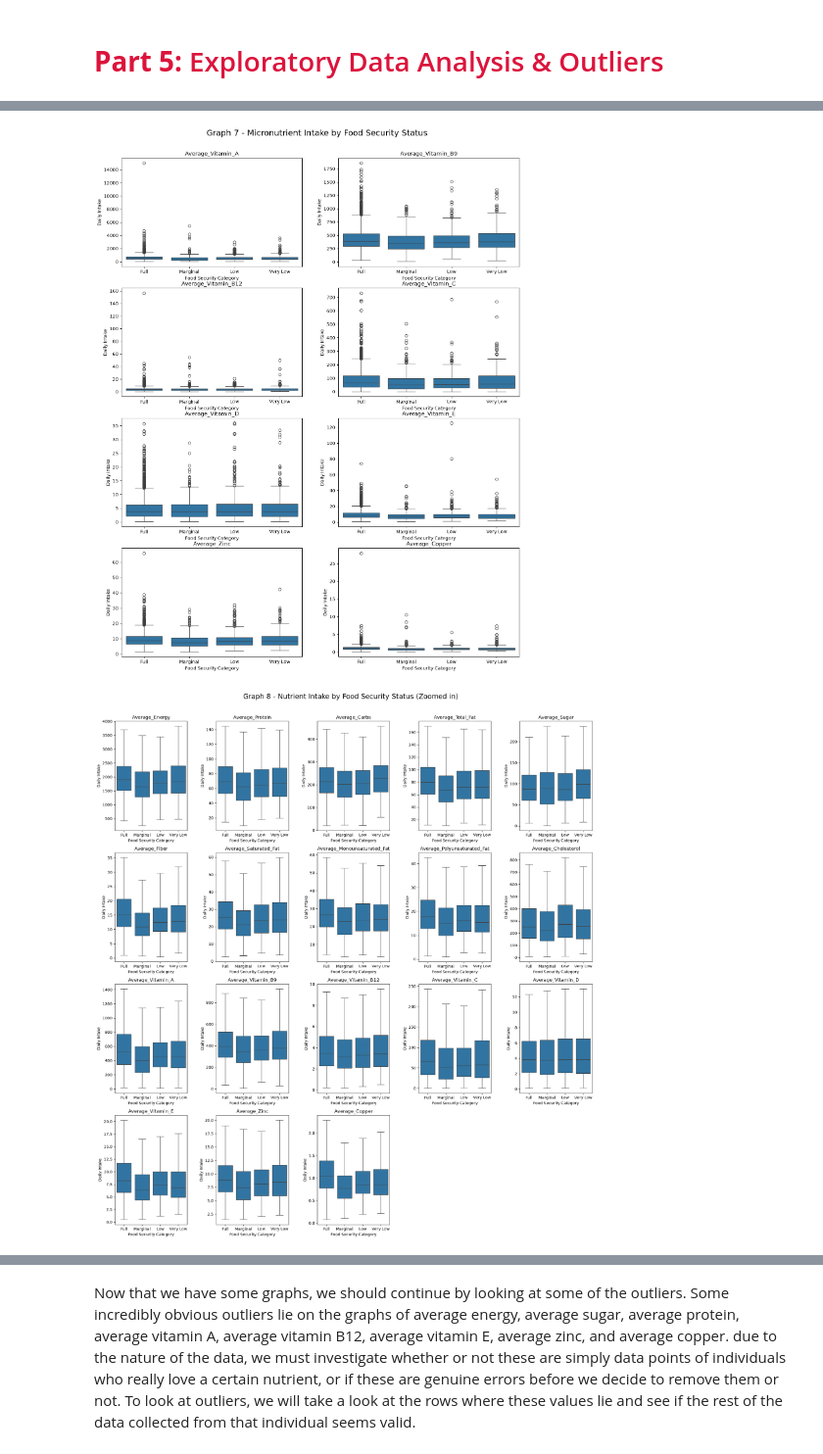
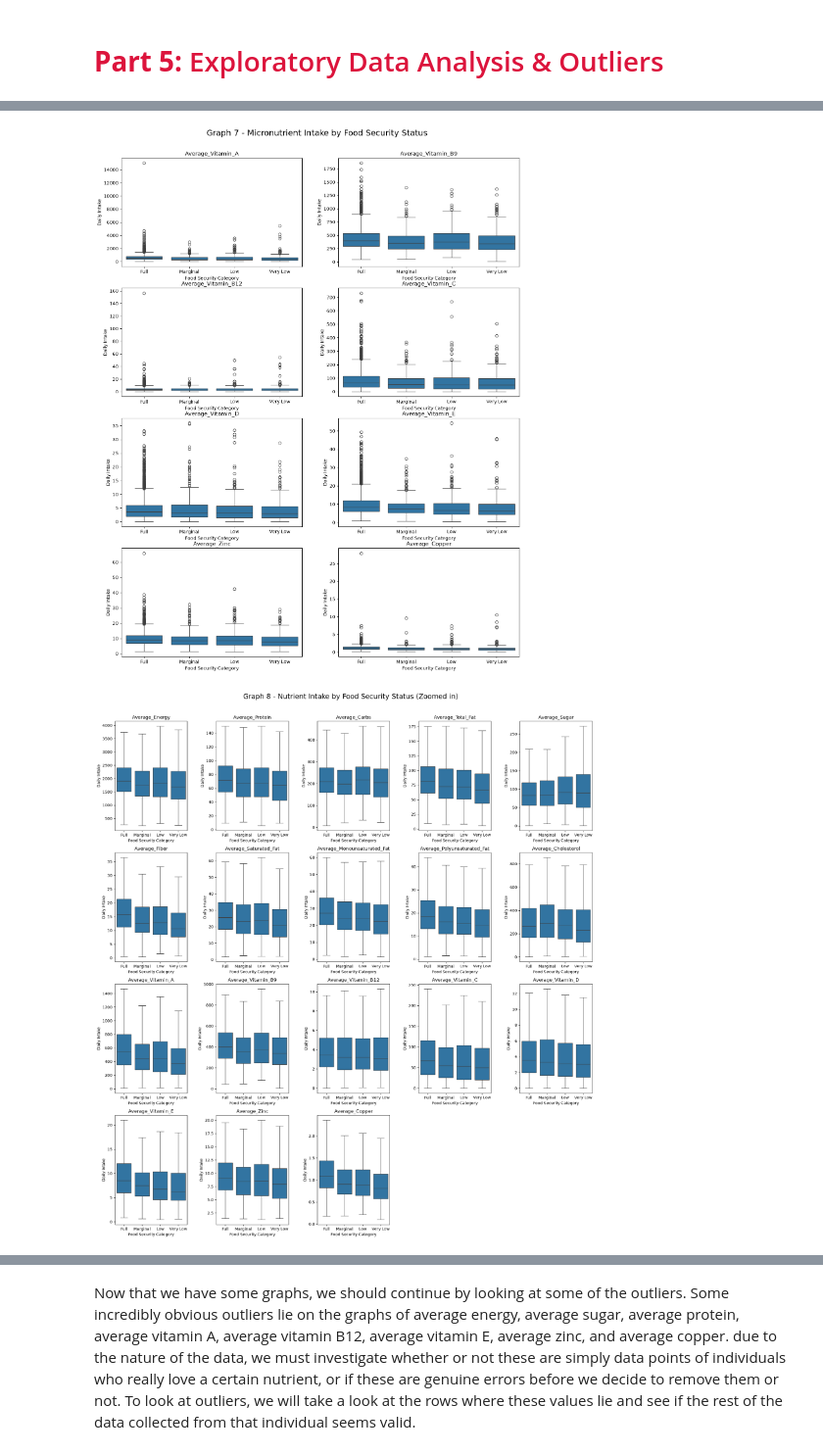
Before and after one commit to ernesthang12/STA-160-Final-Project, a Jupyter notebook: code/STA160 Final Project.ipynb, the cells around one changed output, grey strips where cells are left out. Shown at 98% size. Drawn from its saved outputs; the diff is of its cells as text; code cells hidden in the pictures.

Commit message:
Fixing errors and adding new graph

```diff
--- a/code/STA160 Final Project.ipynb
+++ b/code/STA160 Final Project.ipynb
@@ -411,7 +439,7 @@ for column, mapping in List_of_maps.items():
 # %%
 #Reordering:
 final_df = final_df[['ID', 'Race', 'Gender', 'Country_of_Birth', 'Age', 'Weight',  'Education_Level', 'Marital_Status',
-                     'Income_Poverty_Ratio', 'Total_People_in_Household', 'Family_Monthly_Poverty_Level_Category', 'Adult_Food_Security', 'Cannot_Afford_Balance_Meals',
+                     'Income_Poverty_Ratio', 'Total_People_in_Household', 'Family_Monthly_Poverty_Level_Category', 'Adult_Food_Security', 'Food_Insecurity_Score', 'Cannot_Afford_Balance_Meals',
                      'Adults_Who_Skip_Meals', "Hungry_and_Didn't_Eat", 'Receiving_Food_Assistaince', 'Received_Emergency_Food', 'Weight_Loss_Diet',
                      'Special_Diet', 'Average_Energy', 'Average_Protein', 'Average_Carbs', 'Average_Total_Fat', 'Average_Sugar', 'Average_Fiber',
                      'Average_Saturated_Fat', 'Average_Monounsaturated_Fat', 'Average_Polyunsaturated_Fat', 'Average_Cholesterol', 'Average_Vitamin_A',
@@ -494,9 +523,10 @@ Masked_variance_pseudo-stratum           float64
 Masked_variance_pseudo-PSU               float64
 dtype: object
 # %%
-keys, counts = np.unique(final_df["Adult_Food_Security"], return_counts = True)
+food_security_order = ['Full Food Security', 'Marginal Food Security', 'Low Food Security', 'Very Low Food Security']
+counts = final_df["Adult_Food_Security"].value_counts().reindex(food_security_order)
 
-plt.bar(keys, counts)
+plt.bar(counts.index, counts.values)
 plt.title("Graph 1 - Counts of Participants for Each Level of Food Security")
 plt.xticks(rotation = 45)
 plt.savefig("Pres 2 Graphs/Graph 1.png")
@@ -605,6 +634,7 @@ for i, col in enumerate(macronutrients):
     sns.boxplot(
         data = final_df,
         x = "Adult_Food_Security",
+        order = food_security_order,
         y = col,
         ax = axs[i]
 )
@@ -629,6 +659,7 @@ for i, col in enumerate(micronutrients):
     sns.boxplot(
         data = final_df,
         x = "Adult_Food_Security",
+        order = food_security_order,
         y = col,
         ax = axs[i]
 )
@@ -643,36 +674,37 @@ fig.suptitle("Graph 7 - Micronutrient Intake by Food Security Status", fontsize
 plt.savefig("Pres 2 Graphs/Graph 7.png")
 plt.show()
 # %% [output]
-[figure, old version]
+[figure, new version]
 # %%
 fig, axs = plt.subplots(4, 5, figsize = (18, 20))
 fig.tight_layout(rect = [0, 0, 1, 0.94])
 axs = axs.flatten()
 
 for i, col in enumerate(nutrients):
     sns.boxplot(
         data = final_df,
         x = "Adult_Food_Security",
+        order = food_security_order,
         y = col,
         ax = axs[i],
         showfliers = False
 )
 
     axs[i].set_title(f"{col}")
     axs[i].set_xlabel("Food Security Category")
     axs[i].set_xticklabels(food_security_labels)
     axs[i].set_ylabel("Daily Intake")
 
 
 for i in range(len(nutrients), len(axs)):
     axs[i].set_visible(False)
 
 fig.subplots_adjust(hspace = 0.2, wspace = 0.4)
 fig.suptitle("Graph 8 - Nutrient Intake by Food Security Status (Zoomed in)", fontsize = 18)
 plt.savefig("Pres 2 Graphs/Graph 8.png")
 plt.show()
 # %% [output]
-[figure, old version]
+[figure, new version]
 # %%
 #note - income poverty ratio is calculated by family income (approximate if not given) divided by federal poverty guideline
 
```
Also changed, not shown: parts of 29 cells of this notebook, 10 other files.
